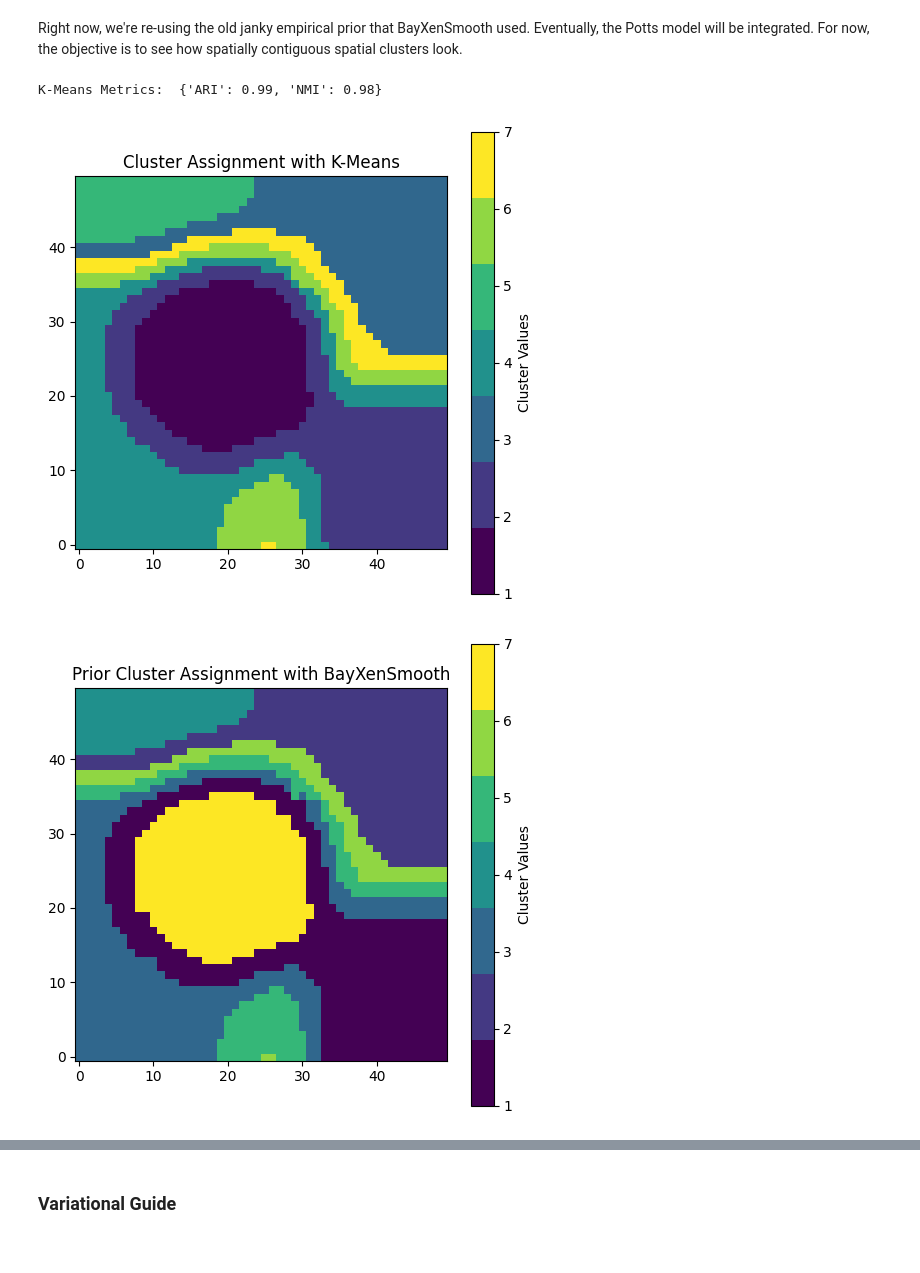
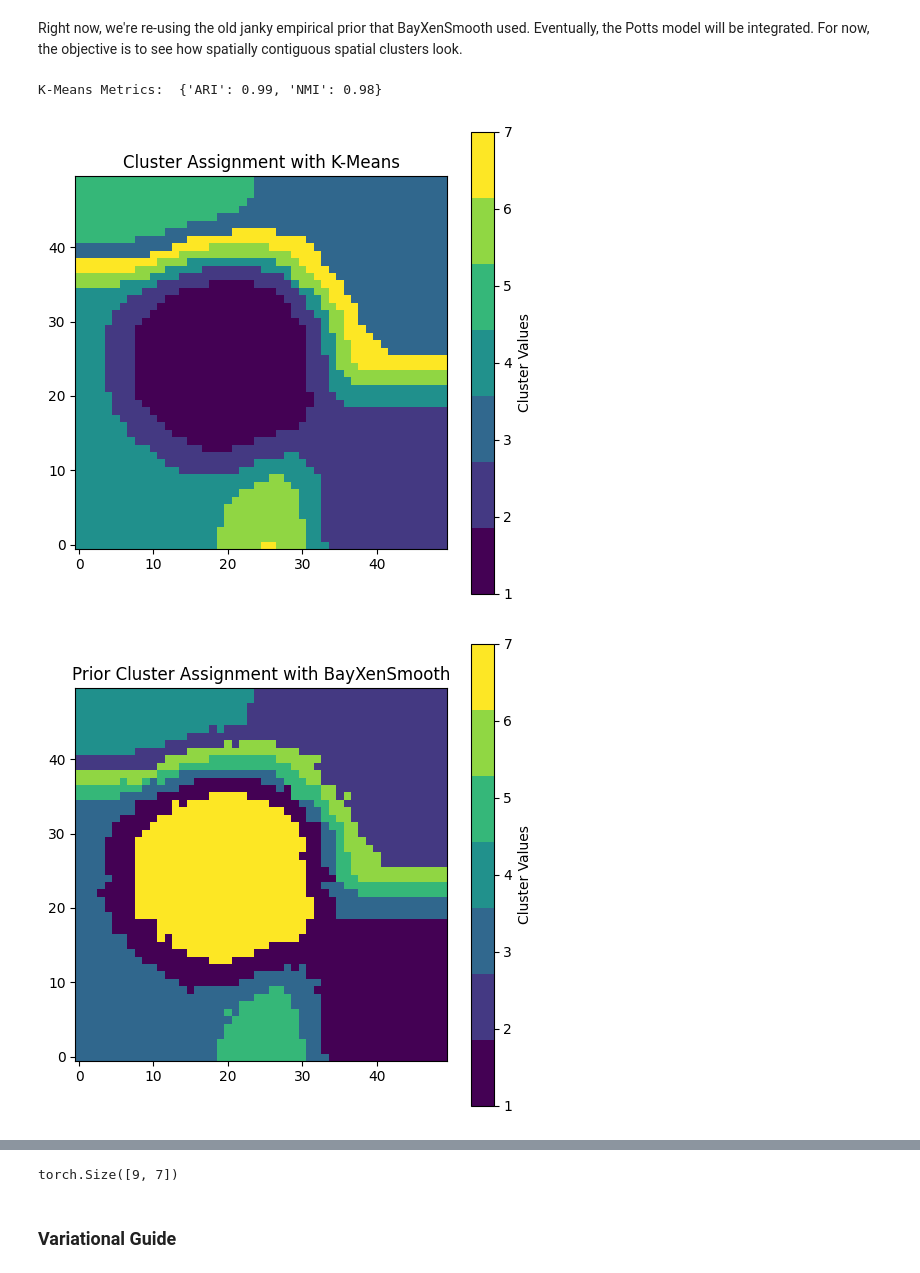
Before and after one commit to prob-ml/xennf, a Jupyter notebook: nf/nf.ipynb, the cells around one changed output, grey strips where cells are left out. Drawn from its saved outputs; the diff is of its cells as text; code cells hidden in the pictures.

Commit message:
potts and direct on simplex optimization

```diff
--- a/nf/nf.ipynb
+++ b/nf/nf.ipynb
@@ -261,7 +242,7 @@ from scipy.spatial import KDTree
 # Clamping
 MIN_CONCENTRATION = 0.01
 
-num_posterior_samples = 1000
+num_posterior_samples = 10
 
 spatial_init_data = StandardScaler().fit_transform(gene_data)
 gene_data = StandardScaler().fit_transform(gene_data)
@@ -308,8 +289,6 @@ for i in tqdm(range(num_spots)):
 
     # Select priors in the neighborhood
     priors_in_neighborhood = cluster_probs_prior[neighboring_spot_indexes[i]]
-    # print(f"Spot {i} has {len(neighboring_spot_indexes[i])} neighbors")
-    # print(priors_in_neighborhood)
 
     # Compute the sum or mean, or apply a custom weighting function
     if neighborhood_agg == "mean":
@@ -327,35 +306,41 @@ for i in tqdm(range(num_spots)):
     spatial_cluster_probs_prior[i] += neighborhood_priors
 
 spatial_cluster_probs_prior = spatial_cluster_probs_prior.clamp(MIN_CONCENTRATION)
 sample_for_assignment_options = [True, False]
 
-num_prior_samples = 100
+num_prior_samples = 10
 for sample_for_assignment in sample_for_assignment_options:
 
     if sample_for_assignment:
         cluster_assignments_prior_TRUE = pyro.sample("cluster_assignments", dist.Categorical(spatial_cluster_probs_prior).expand_by([num_prior_samples])).detach().mode(dim=0).values
         cluster_assignments_prior = cluster_assignments_prior_TRUE
     else:
         cluster_assignments_prior_FALSE = spatial_cluster_probs_prior.argmax(dim=1)
         cluster_assignments_prior = cluster_assignments_prior_FALSE
 
     # Load the data
     data = torch.tensor(gene_data).float()
 
     cluster_grid_PRIOR = torch.zeros((num_rows, num_cols), dtype=torch.long)
 
     cluster_grid_PRIOR[rows, columns] = cluster_assignments_prior + 1
 
     colors = plt.cm.get_cmap('viridis', num_clusters)
 
     plt.figure(figsize=(6, 6))
     plt.imshow(cluster_grid_PRIOR.cpu(), cmap=colors, interpolation='nearest', origin='lower')
     plt.colorbar(ticks=range(1, num_clusters + 1), label='Cluster Values')
     plt.title('Prior Cluster Assignment with BayXenSmooth')
 # %% [output]
 K-Means Metrics:  {'ARI': 0.99, 'NMI': 0.98}
 [figure]
-[figure, old version]
+[figure, new version]
 [figure]
+# %%
+cluster_states = cluster_grid_PRIOR.clone()
+cluster_probs = Potts2D(cluster_states, range(9))
+cluster_probs().shape
+# %% [output]
+torch.Size([9, 7])
 # %%
 torch.set_printoptions(sci_mode=False)
```
Also changed, not shown: parts of 5 cells of this notebook, 37 other files.
